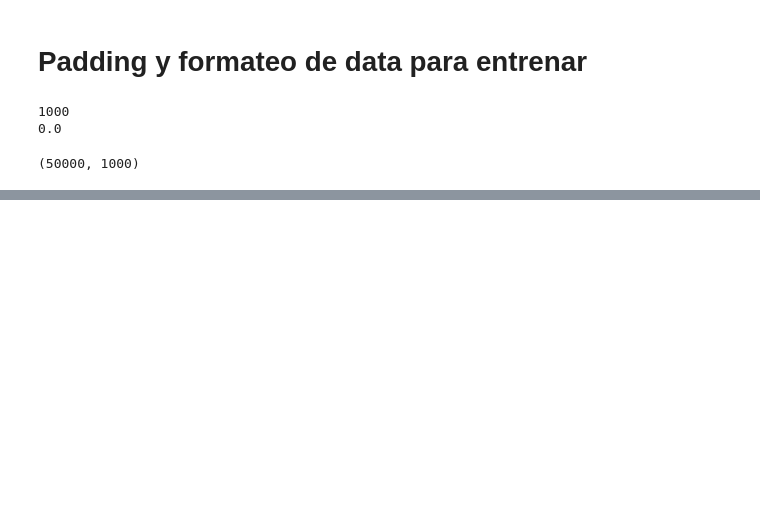
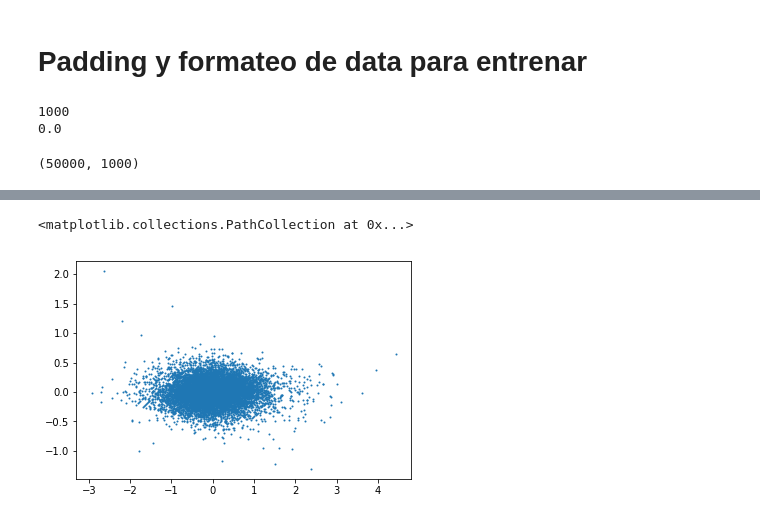
Before and after one commit to bits33ker/NLP-Embeddings, a Jupyter notebook: 05-trainable-2.ipynb, the cells around one changed output, grey strips where cells are left out. Cells and saved outputs as stored; diff of their text form; code cells hidden in the pictures; blank space fills up the shorter version.

```diff
--- a/05-trainable-2.ipynb
+++ b/05-trainable-2.ipynb
@@ -162,0 +176,4 @@ model.fit(data,targets,batch_size=32,epochs=10,validation_split=0.2)
+# %%
+nearest = NearestNeighbors(n_neighbors=10, metric='cosine')
+# %%
+nearest.fit(embeddings)
@@ -162,0 +234,4 @@ model.fit(data,targets,batch_size=32,epochs=10,validation_split=0.2)
+# %%
+TSVD = TruncatedSVD(2)
+# %%
+embed_2d = TSVD.fit_transform(embeddings)
@@ -162,0 +240,5 @@ model.fit(data,targets,batch_size=32,epochs=10,validation_split=0.2)
+# %%
+plt.scatter(embed_2d[:,0], embed_2d[:,1], s=1)
+# %% [output]
+<matplotlib.collections.PathCollection at 0x...>
+[figure, added]
```
Also changed, not shown: parts of 21 cells of this notebook.
